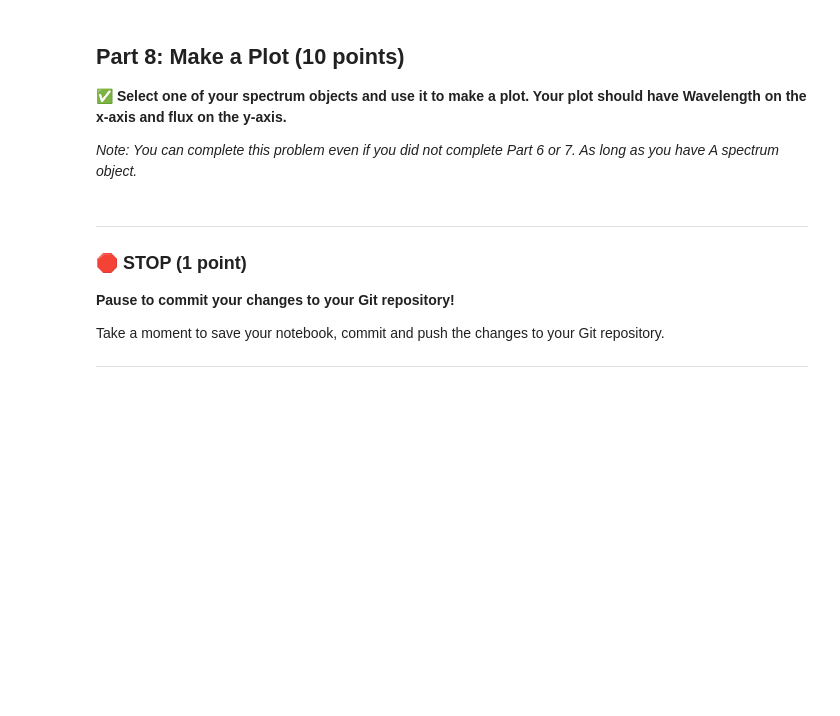
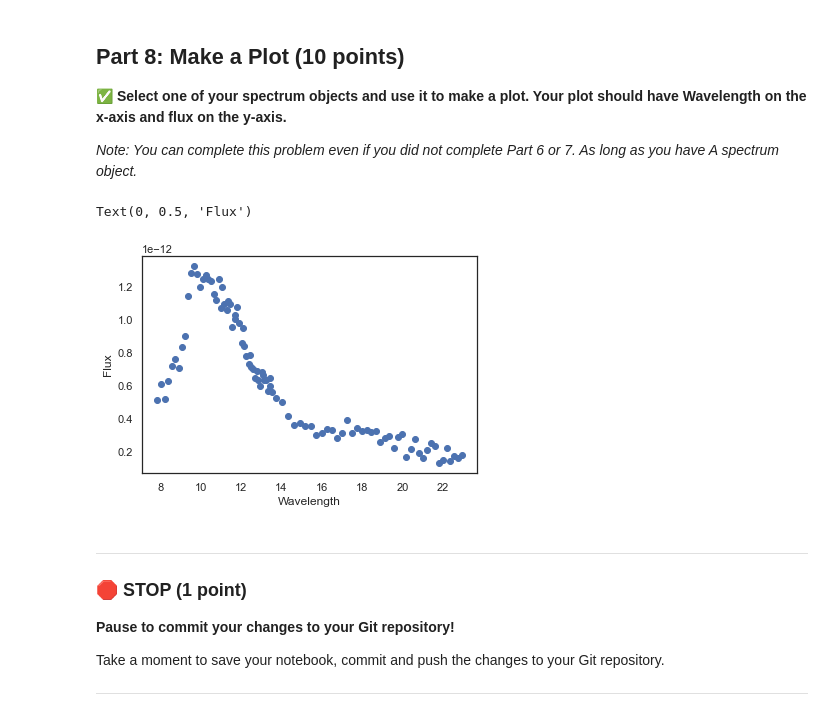
Before and after one commit to coope494/CMSE202-s23-turnin, a Jupyter notebook: midterm/CMSE202_Midterm_004_STUDENT.ipynb, the cells around one changed output. Cells and saved outputs as stored; diff of their text form; code cells hidden in the pictures; blank space fills up the shorter version.

```diff
--- a/midterm/CMSE202_Midterm_004_STUDENT.ipynb
+++ b/midterm/CMSE202_Midterm_004_STUDENT.ipynb
@@ -243,4 +255,4 @@ class Spectrum:
         return self.wavelengths
 
     def get_flux(self):
-        return flux
+        return self.flux
@@ -259,7 +269,11 @@ Take a moment to save your notebook, commit  and push the changes to your Git re
 
 &#9989; **Construct `Spectrum` objects for all of the spectral measurements. Append all of the objects to a new list called `spectrum_objects`.** Make sure to think that each object is stored on **one row** in the `meta` dataframe but in **one column** in both `flux` and `wavelength` DataFrames.
 # %%
-#Write your code here
+spectrum_objects = []
+for i in range(len(metadata['ID'])):
+    obj = Spectrum(metadata.loc[i, 'ID'], metadata.loc[i, 'RA'], metadata.loc[i, 'DEC'], metadata.loc[i, 'Scale Factor'],
+                   list(wavlength_data.loc[:, np.array(wavlength_data.columns)[i]]), np.array(flux_data.loc[:, list(flux_data.columns)[i]]))
+    spectrum_objects.append(obj)
 # %% [markdown]
 ## Part 7: Scaling Flux Values (12 points)
 
@@ -273,12 +304,34 @@ Take a moment to save your notebook, commit  and push the changes to your Git re
 ### Part 7.2: Applying the Fix (4 points)
 &#9989; **Call your method within the constructor method (I.e., the `__init__` method), so that it automatically scales the flux values as it creates a new `spectrum` object.**
 # %%
-#Write your code here
+class Spectrum:
+
+    def __init__(self, ID, RA, DEC, scale_factor, wavelengths, flux):
+        self.ID = ID
+        self.RA = RA
+        self.DEC = DEC
+        self.scale_factor = scale_factor
+        self.wavelengths = wavelengths
+        self.flux = flux
+        self.scale_flux()
+
+    def get_wavelengths(self):
+        return self.wavelengths
+
+    def get_flux(self):
+        return self.flux
+
+    def scale_flux(self):
+        self.flux = self.flux*self.scale_factor
 # %% [markdown]
 ### Part 7.3: Rebuilding (4 points)
 &#9989; **Rerun your code from Part 6 to rebuild your objects with properly scaled flux values.**
 # %%
-#Write your code here
+spectrum_objects = []
+for i in range(len(metadata['ID'])):
+    obj = Spectrum(metadata.loc[i, 'ID'], metadata.loc[i, 'RA'], metadata.loc[i, 'DEC'], metadata.loc[i, 'Scale Factor'],
+                   list(wavlength_data.loc[:, np.array(wavlength_data.columns)[i]]), np.array(flux_data.loc[:, list(flux_data.columns)[i]]))
+    spectrum_objects.append(obj)
 # %% [markdown]
 ## Part 8: Make a Plot (10 points)
 
@@ -286,7 +339,12 @@ Take a moment to save your notebook, commit  and push the changes to your Git re
 
 *Note: You can complete this problem even if you did not complete Part 6 or 7. As long as you have A spectrum object.*
 # %%
-#Write your code here
+plt.scatter(spectrum_objects[0].get_wavelengths(), spectrum_objects[0].get_flux())
+plt.xlabel('Wavelength')
+plt.ylabel('Flux')
+# %% [output]
+Text(0, 0.5, 'Flux')
+[figure, added]
 # %% [markdown]
 ---
 ### &#128721; STOP (1 point)
```
Also changed, not shown: parts of 8 cells of this notebook.
